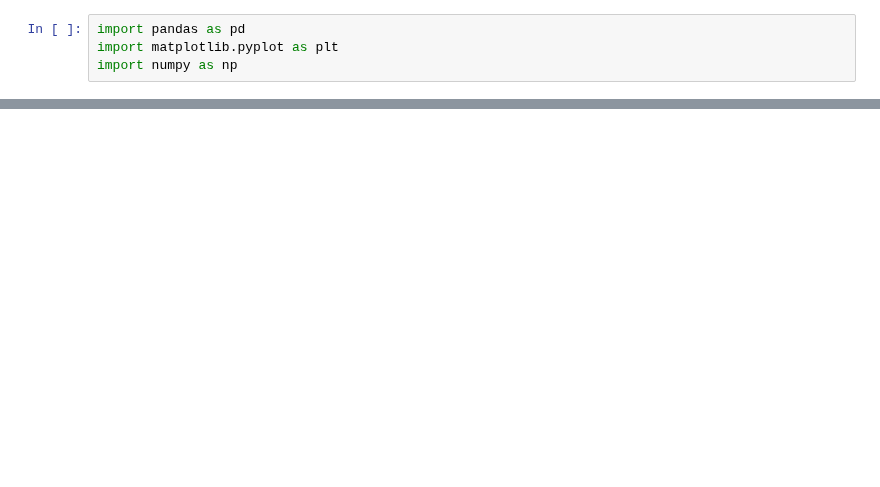
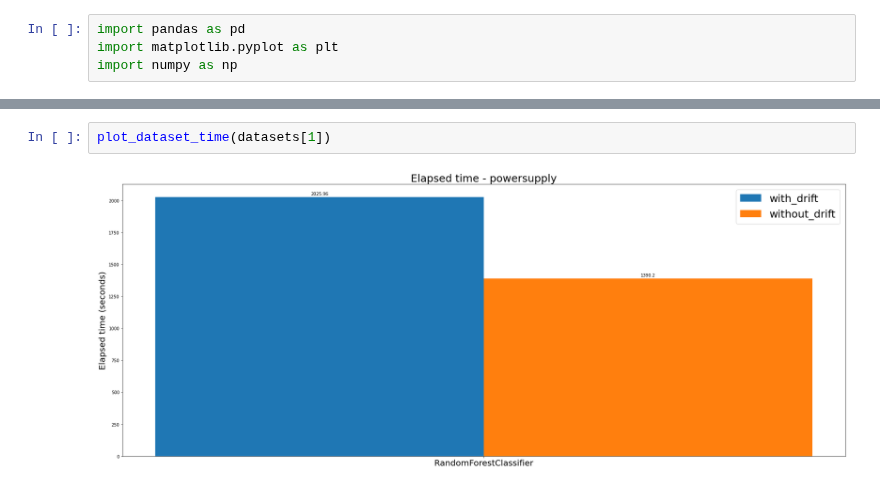
Before and after one commit to feamelo/drift-meta-learning, a Jupyter notebook: src/experiments/results/result_elapsed_time.ipynb, the cells around one changed output, grey strips where cells are left out. Drawn from its saved outputs; the diff is of its cells as text; blank space fills up the shorter version.

```diff
--- a/src/experiments/results/result_elapsed_time.ipynb
+++ b/src/experiments/results/result_elapsed_time.ipynb
@@ -59,0 +52,4 @@ plot_experiment_time(experiments[2])
+# %%
+plot_dataset_time(datasets[1])
+# %% [output]
+[figure, added]
```
Also changed, not shown: parts of 10 cells of this notebook, 16 other files.
